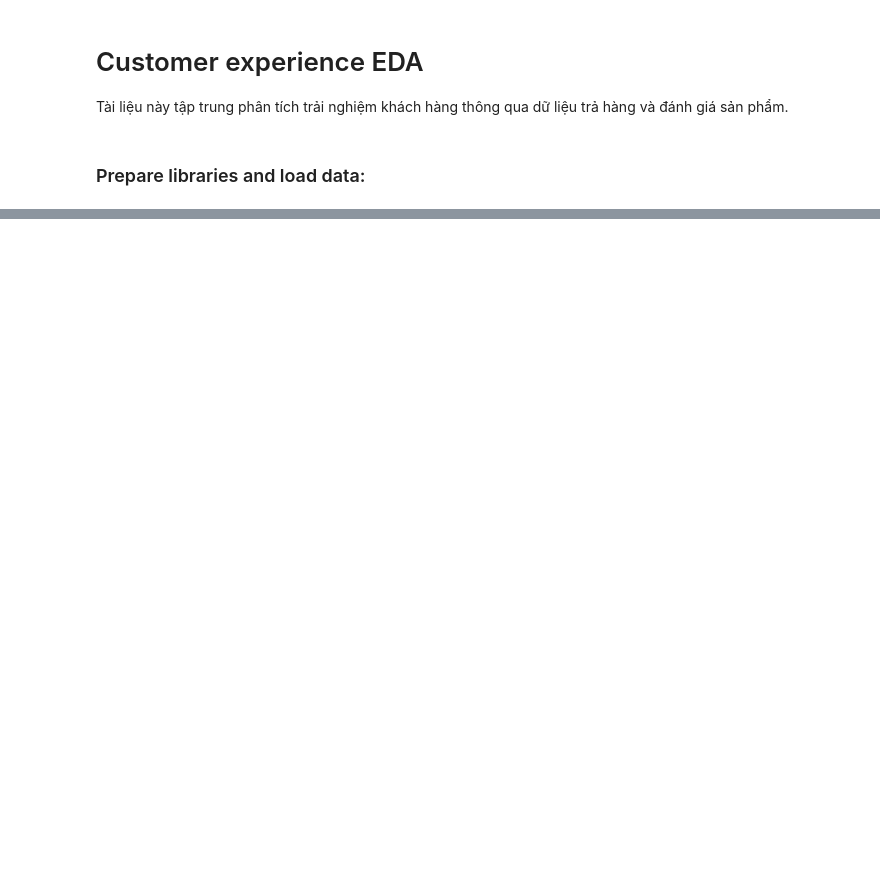
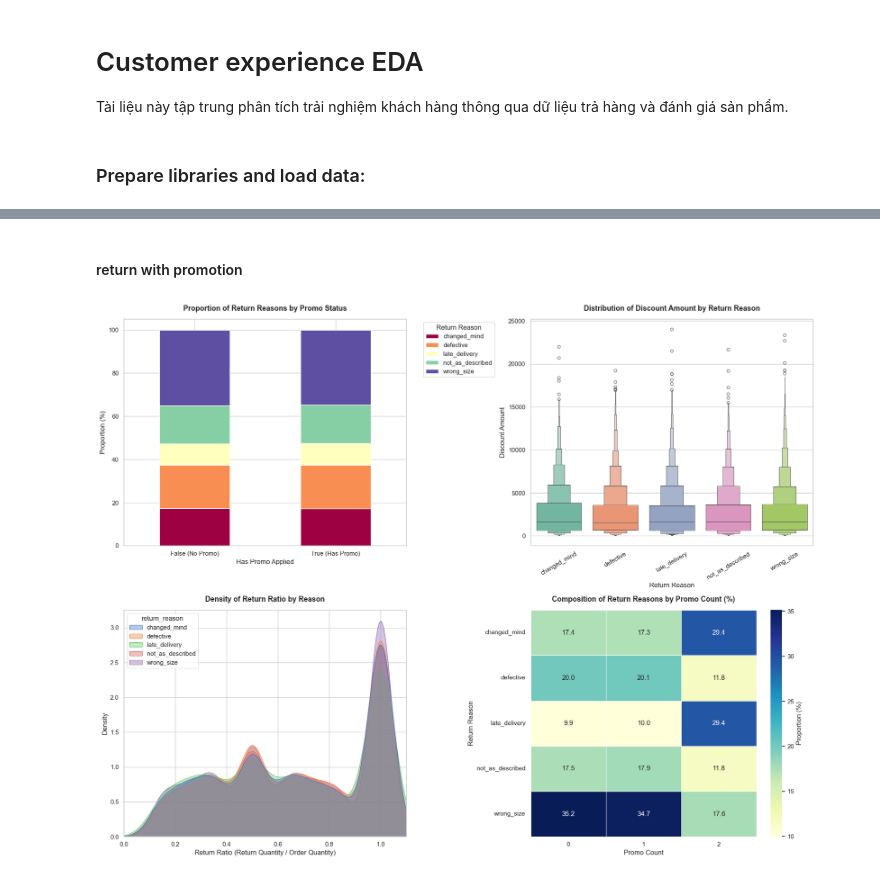
Before and after one commit to tuongvii2327/TayThanh_Datathon_2026, a Jupyter notebook: notebooks/03_EDA_customer_experience.ipynb, the cells around one changed output, grey strips where cells are left out. Saved outputs shown, nothing was run; the diff lists cells and outputs as text; code cells hidden in the pictures; blank space fills up the shorter version.

```diff
--- a/notebooks/03_EDA_customer_experience.ipynb
+++ b/notebooks/03_EDA_customer_experience.ipynb
@@ -35,0 +123,10 @@ memory usage: 5.3 MB
+# %%
+df_master_ret = df_ret.merge(df_item, on=['order_id', 'product_id'], how='left')
+df_master_ret = df_master_ret.merge(df_ord, on=['order_id'], how='left')
+df_master_ret = df_master_ret.merge(df_pduct, on=['product_id'], how='left')
+df_master_ret = df_master_ret.merge(df_ship, on=['order_id'], how='left')
+df_master_ret = df_master_ret.merge(df_geo, on=['zip'], how='left')
+df_master_ret = df_master_ret.merge(df_cus.drop(columns=['zip', 'city']), on=['customer_id'], how='left')
+
+df_master_ret.info()
+df_master_ret.sample(3)
@@ -35,0 +197,64 @@ memory usage: 5.3 MB
+# %% [markdown]
+#### return with promotion
+# %%
+# 1. FEATURE ENGINEERING
+df_ret_pmot = df_ret_pmot.copy()
+df_ret_pmot['has_promo'] = (df_ret_pmot['promo_id'] != 'None')
+df_ret_pmot['promo_count'] = (df_ret_pmot['promo_id'] != 'None').astype(int) + (df_ret_pmot['promo_id_2'] != 'None').astype(int)
+df_ret_pmot['return_ratio'] = np.where(df_ret_pmot['quantity'] > 0, df_ret_pmot['return_quantity'] / df_ret_pmot['quantity'], 0)
+
+
+# 2. DATA VISUALIZATION (GRID 2x2)
+fig, axes = plt.subplots(2, 2, figsize=(18, 14))
+plt.subplots_adjust(hspace=0.4, wspace=0.3)
+
+# --- Chart 1: 100% Stacked Bar Chart ---
+crosstab_promo = pd.crosstab(df_ret_pmot['has_promo'], df_ret_pmot['return_reason'], normalize='index') * 100
+crosstab_promo.plot(kind='bar', stacked=True, ax=axes[0, 0], colormap='Spectral', edgecolor='white')
+axes[0, 0].set_title('Proportion of Return Reasons by Promo Status', fontsize=13, fontweight='bold', pad=15)
+axes[0, 0].set_xlabel('Has Promo Applied')
+axes[0, 0].set_ylabel('Proportion (%)')
+axes[0, 0].set_xticklabels(['False (No Promo)', 'True (Has Promo)'], rotation=0)
+axes[0, 0].legend(title='Return Reason', bbox_to_anchor=(1.05, 1), loc='upper left')
+
+# --- Chart 2: Boxen Plot ---
+df_discount = df_ret_pmot[df_ret_pmot['discount_amount'] > 0]
+sns.boxenplot(
+    data=df_discount, x='return_reason', y='discount_amount',
+    hue='return_reason', palette='Set2', legend=False, ax=axes[0, 1]
+)
+axes[0, 1].set_title('Distribution of Discount Amount by Return Reason', fontsize=13, fontweight='bold', pad=15)
+axes[0, 1].set_xlabel('Return Reason')
+axes[0, 1].set_ylabel('Discount Amount')
+axes[0, 1].tick_params(axis='x', rotation=30)
+
+# --- Chart 3: KDE Plot ---
+sns.kdeplot(
+    data=df_ret_pmot, x='return_ratio', hue='return_reason',
+    fill=True, common_norm=False, palette='muted', alpha=0.4, ax=axes[1, 0]
+)
+axes[1, 0].set_title('Density of Return Ratio by Reason', fontsize=13, fontweight='bold', pad=15)
+axes[1, 0].set_xlabel('Return Ratio (Return Quantity / Order Quantity)')
+axes[1, 0].set_ylabel('Density')
+axes[1, 0].set_xlim(0, 1.1)
+
+# --- Chart 4: Heatmap ---
+heatmap_data_norm = pd.crosstab(
+    index=df_ret_pmot['return_reason'],
+    columns=df_ret_pmot['promo_count'],
+    normalize='columns'
+) * 100
+
+sns.heatmap(
+    heatmap_data_norm, annot=True, fmt=".1f", cmap='YlGnBu',
+    linewidths=.5, cbar_kws={'label': 'Proportion (%)'}, ax=axes[1, 1]
+)
+axes[1, 1].set_title('Composition of Return Reasons by Promo Count (%)', fontsize=13, fontweight='bold', pad=15)
+axes[1, 1].set_xlabel('Promo Count')
+axes[1, 1].set_ylabel('Return Reason')
+axes[1, 1].tick_params(axis='y', rotation=0)
+
+plt.tight_layout()
+plt.show()
+# %% [output]
+[figure, added]
```
Also changed, not shown: parts of 39 cells of this notebook, 2 other files.
